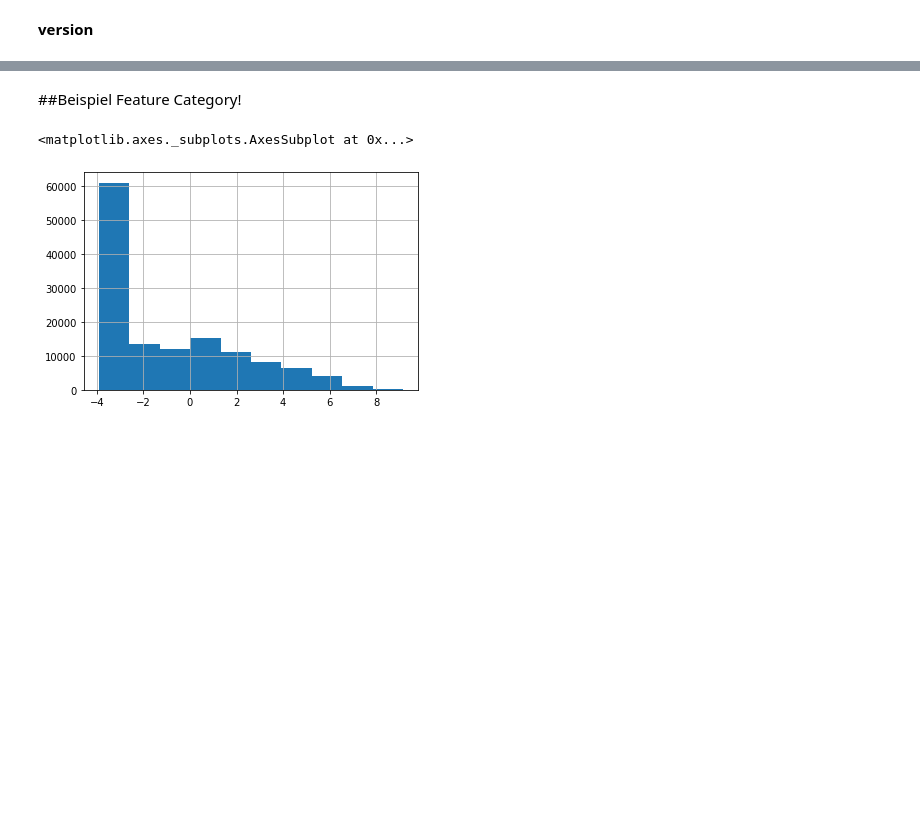
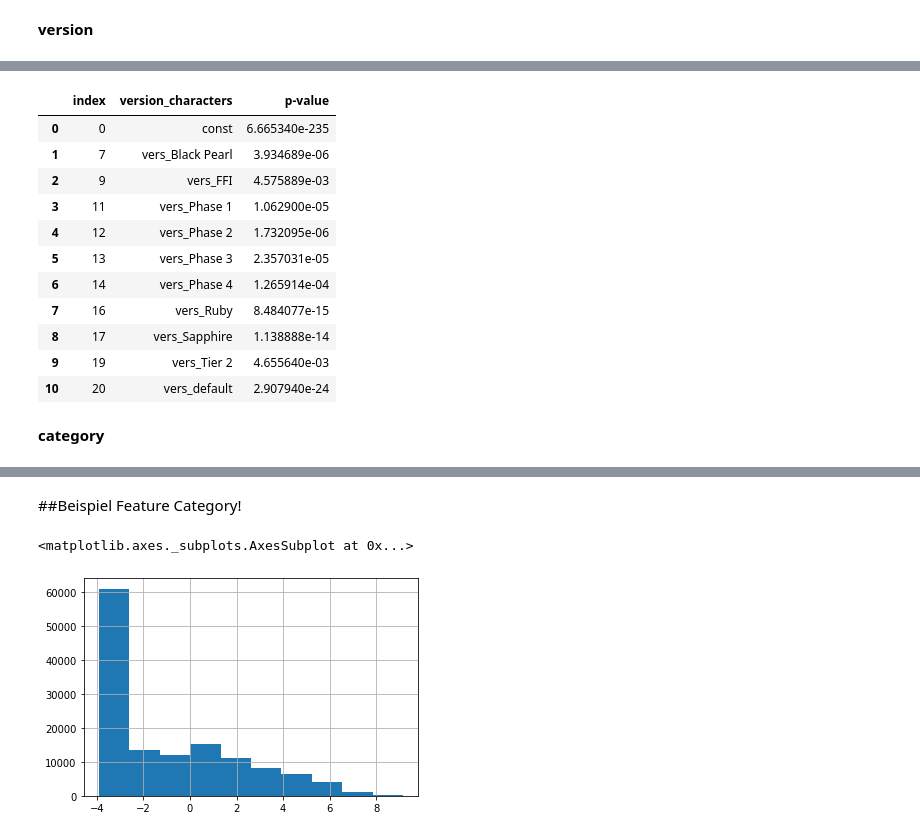
Before and after one commit to princessivy/Analyzing_CSGO_SkinPrices, a Jupyter notebook: CSGO_Significance_Testing.ipynb, the cells around one changed output, grey strips where cells are left out. Drawn from its saved outputs; the diff is of its cells as text; code cells hidden in the pictures; blank space fills up the shorter version.

```diff
--- a/CSGO_Significance_Testing.ipynb
+++ b/CSGO_Significance_Testing.ipynb
@@ -413,0 +422,3 @@ Die restlichen 313 Features sind für den weiteren Verlauf ausgeschieden.
+# %%
+model = sm.OLS(y,X)
+results = model.fit()
@@ -413,0 +445,23 @@ Die restlichen 313 Features sind für den weiteren Verlauf ausgeschieden.
+# %%
+p_version = pd.DataFrame({'version_characters':results.pvalues.index, 'p-value':results.pvalues.values})
+# %%
+p_version_sig = p_version[~(p_version['p-value'] > 0.05)]
+# %%
+p_version_sig = p_version_sig.reset_index()
+# %%
+p_version_sig
+# %% [output]
+|  | index | version_characters | p-value |
+| 0 | 0 | const | 6.665340e-235 |
+| 1 | 7 | vers_Black Pearl | 3.934689e-06 |
+| 2 | 9 | vers_FFI | 4.575889e-03 |
+| 3 | 11 | vers_Phase 1 | 1.062900e-05 |
+| 4 | 12 | vers_Phase 2 | 1.732095e-06 |
+| 5 | 13 | vers_Phase 3 | 2.357031e-05 |
+| 6 | 14 | vers_Phase 4 | 1.265914e-04 |
+| 7 | 16 | vers_Ruby | 8.484077e-15 |
+| 8 | 17 | vers_Sapphire | 1.138888e-14 |
+| 9 | 19 | vers_Tier 2 | 4.655640e-03 |
+| 10 | 20 | vers_default | 2.907940e-24 |
+# %% [markdown]
+**category**
```
Also changed, not shown: parts of 47 cells of this notebook.
